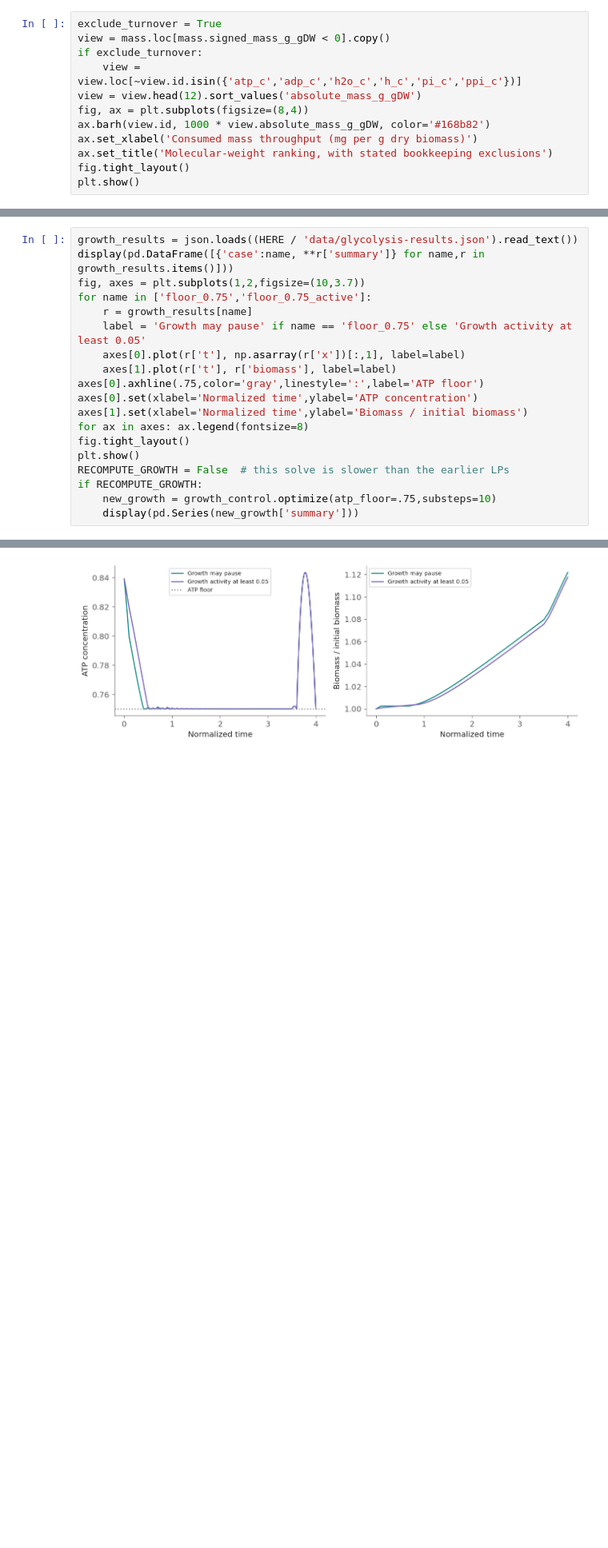
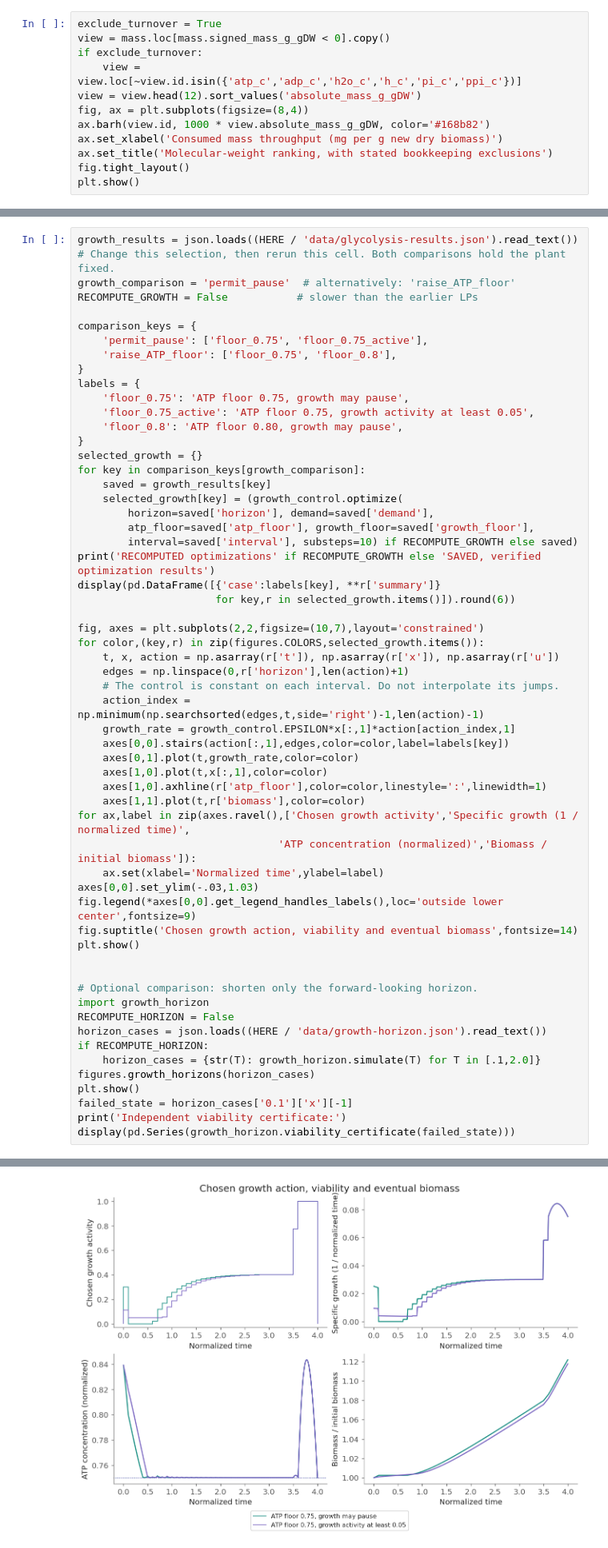
Before and after one commit to chemaoxfz/chemaoxfz.github.io, a Jupyter notebook: assets/ccbs/2026fall/demo-assets/lecture13/lecture13-live.ipynb, the cells around one changed output, grey strips where cells are left out. Shown at 80% size. Cells and saved outputs as stored; diff of their text form; blank space fills up the shorter version.

Commit message:
Improve Lecture 13 explanations, figures and runnable metabolic models

```diff
--- a/assets/ccbs/2026fall/demo-assets/lecture13/lecture13-live.ipynb
+++ b/assets/ccbs/2026fall/demo-assets/lecture13/lecture13-live.ipynb
@@ -213,7 +257,7 @@ if exclude_turnover:
 view = view.head(12).sort_values('absolute_mass_g_gDW')
 fig, ax = plt.subplots(figsize=(8,4))
 ax.barh(view.id, 1000 * view.absolute_mass_g_gDW, color='#168b82')
-ax.set_xlabel('Consumed mass throughput (mg per g dry biomass)')
+ax.set_xlabel('Consumed mass throughput (mg per g new dry biomass)')
 ax.set_title('Molecular-weight ranking, with stated bookkeeping exclusions')
 fig.tight_layout()
 plt.show()
@@ -874,20 +1047,59 @@ These saved multiple-shooting solutions use a four-unit horizon and 0.1-unit con
 # %%
 growth_results = json.loads((HERE / 'data/glycolysis-results.json').read_text())
-display(pd.DataFrame([{'case':name, **r['summary']} for name,r in growth_results.items()]))
-fig, axes = plt.subplots(1,2,figsize=(10,3.7))
-for name in ['floor_0.75','floor_0.75_active']:
-    r = growth_results[name]
-    label = 'Growth may pause' if name == 'floor_0.75' else 'Growth activity at least 0.05'
-    axes[0].plot(r['t'], np.asarray(r['x'])[:,1], label=label)
-    axes[1].plot(r['t'], r['biomass'], label=label)
-axes[0].axhline(.75,color='gray',linestyle=':',label='ATP floor')
-axes[0].set(xlabel='Normalized time',ylabel='ATP concentration')
-axes[1].set(xlabel='Normalized time',ylabel='Biomass / initial biomass')
-for ax in axes: ax.legend(fontsize=8)
-fig.tight_layout()
+# Change this selection, then rerun this cell. Both comparisons hold the plant fixed.
+growth_comparison = 'permit_pause'  # alternatively: 'raise_ATP_floor'
+RECOMPUTE_GROWTH = False           # slower than the earlier LPs
+
+comparison_keys = {
+    'permit_pause': ['floor_0.75', 'floor_0.75_active'],
+    'raise_ATP_floor': ['floor_0.75', 'floor_0.8'],
+}
+labels = {
+    'floor_0.75': 'ATP floor 0.75, growth may pause',
+    'floor_0.75_active': 'ATP floor 0.75, growth activity at least 0.05',
+    'floor_0.8': 'ATP floor 0.80, growth may pause',
+}
+selected_growth = {}
+for key in comparison_keys[growth_comparison]:
+    saved = growth_results[key]
+    selected_growth[key] = (growth_control.optimize(
+        horizon=saved['horizon'], demand=saved['demand'],
+        atp_floor=saved['atp_floor'], growth_floor=saved['growth_floor'],
+        interval=saved['interval'], substeps=10) if RECOMPUTE_GROWTH else saved)
+print('RECOMPUTED optimizations' if RECOMPUTE_GROWTH else 'SAVED, verified optimization results')
+display(pd.DataFrame([{'case':labels[key], **r['summary']}
+                      for key,r in selected_growth.items()]).round(6))
+
+fig, axes = plt.subplots(2,2,figsize=(10,7),layout='constrained')
+for color,(key,r) in zip(figures.COLORS,selected_growth.items()):
+    t, x, action = np.asarray(r['t']), np.asarray(r['x']), np.asarray(r['u'])
+    edges = np.linspace(0,r['horizon'],len(action)+1)
+    # The control is constant on each interval. Do not interpolate its jumps.
+    action_index = np.minimum(np.searchsorted(edges,t,side='right')-1,len(action)-1)
+    growth_rate = growth_control.EPSILON*x[:,1]*action[action_index,1]
+    axes[0,0].stairs(action[:,1],edges,color=color,label=labels[key])
+    axes[0,1].plot(t,growth_rate,color=color)
+    axes[1,0].plot(t,x[:,1],color=color)
+    axes[1,0].axhline(r['atp_floor'],color=color,linestyle=':',linewidth=1)
+    axes[1,1].plot(t,r['biomass'],color=color)
+for ax,label in zip(axes.ravel(),['Chosen growth activity','Specific growth (1 / normalized time)',
+                                'ATP concentration (normalized)','Biomass / initial biomass']):
+    ax.set(xlabel='Normalized time',ylabel=label)
+axes[0,0].set_ylim(-.03,1.03)
+fig.legend(*axes[0,0].get_legend_handles_labels(),loc='outside lower center',fontsize=9)
+fig.suptitle('Chosen growth action, viability and eventual biomass',fontsize=14)
 plt.show()
-RECOMPUTE_GROWTH = False  # this solve is slower than the earlier LPs
-if RECOMPUTE_GROWTH:
-    new_growth = growth_control.optimize(atp_floor=.75,substeps=10)
-    display(pd.Series(new_growth['summary']))
+
+
+# Optional comparison: shorten only the forward-looking horizon.
+import growth_horizon
+RECOMPUTE_HORIZON = False
+horizon_cases = json.loads((HERE / 'data/growth-horizon.json').read_text())
+if RECOMPUTE_HORIZON:
+    horizon_cases = {str(T): growth_horizon.simulate(T) for T in [.1,2.0]}
+figures.growth_horizons(horizon_cases)
+plt.show()
+failed_state = horizon_cases['0.1']['x'][-1]
+print('Independent viability certificate:')
+display(pd.Series(growth_horizon.viability_certificate(failed_state)))
 # %% [output]
@@ -898 +1110 @@ if RECOMPUTE_GROWTH:
-[figure, old version]
+[figure, new version]
```
Also changed, not shown: parts of 51 cells of this notebook, 3 other files.
